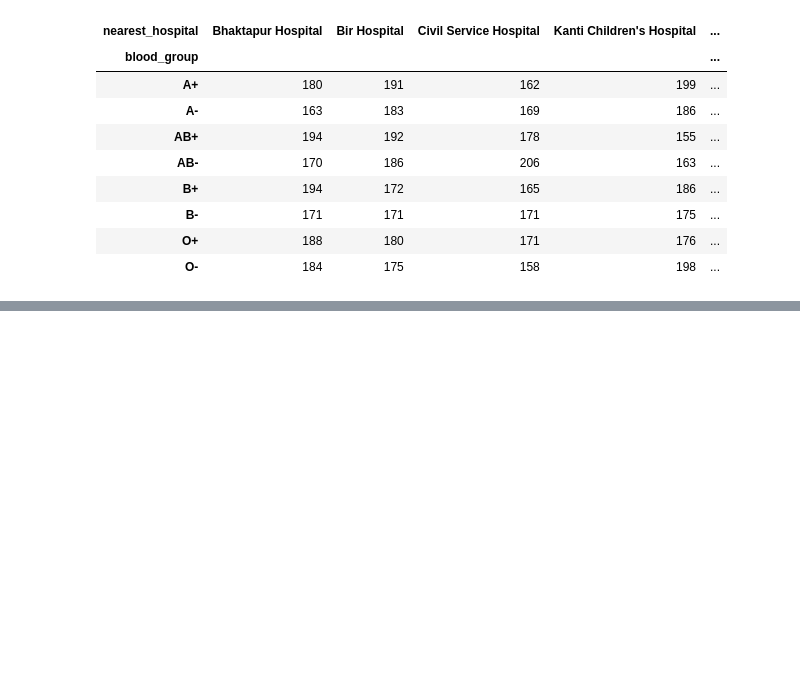
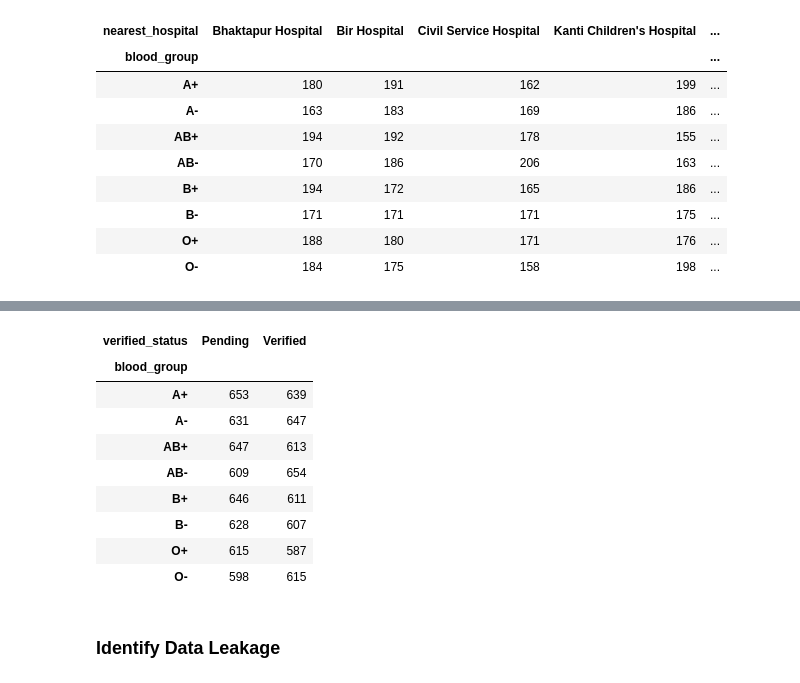
Before and after one commit to AnupCh37/BloodFinderAnalysis, a Jupyter notebook: notebooks/01_data_overview_cleaning.ipynb, the cells around one changed output, grey strips where cells are left out. Saved outputs shown, nothing was run; the diff lists cells and outputs as text; code cells hidden in the pictures; blank space fills up the shorter version.

```diff
--- a/notebooks/01_data_overview_cleaning.ipynb
+++ b/notebooks/01_data_overview_cleaning.ipynb
@@ -524,0 +745,15 @@ pd.crosstab(donor_df['blood_group'],donor_df["a_clearance"])
+# %%
+pd.crosstab(donor_df['blood_group'],donor_df["verified_status"])
+# %% [output]
+| verified_status | Pending | Verified |
+| blood_group |  |  |
+| A+ | 653 | 639 |
+| A- | 631 | 647 |
+| AB+ | 647 | 613 |
+| AB- | 609 | 654 |
+| B+ | 646 | 611 |
+| B- | 628 | 607 |
+| O+ | 615 | 587 |
+| O- | 598 | 615 |
+# %% [markdown]
+### Identify Data Leakage
```
Also changed, not shown: parts of 35 cells of this notebook.
